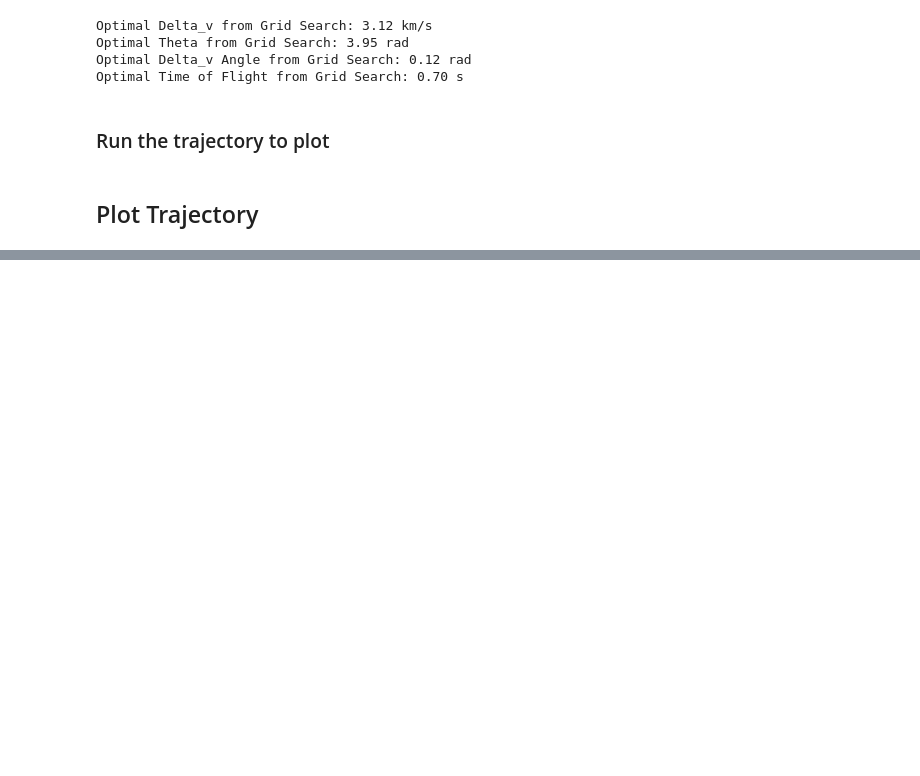
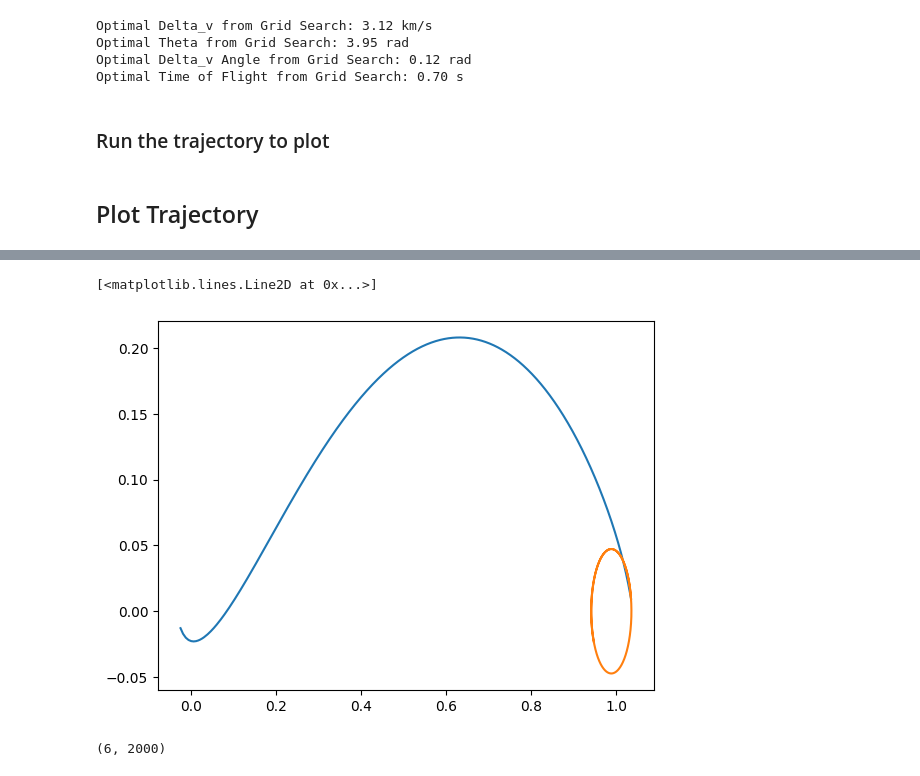
Before and after one commit to samcoulthurst/TrajectoryOptimizer, a Jupyter notebook: notebooks/results_viewer.ipynb, the cells around one changed output, grey strips where cells are left out. Drawn from its saved outputs; the diff is of its cells as text; code cells hidden in the pictures; blank space fills up the shorter version.

```diff
--- a/notebooks/results_viewer.ipynb
+++ b/notebooks/results_viewer.ipynb
@@ -92,0 +111,11 @@ Total Delta_v required : 3.78 km/s
+# %%
+plt.plot(states[0,:], states[1,:])
+plt.plot(states_llo_rotating[0,:], states_llo_rotating[1,:])
+# %% [output]
+[<matplotlib.lines.Line2D at 0x...>]
+[figure, added]
+# %%
+states_full = np.concatenate((states, states_llo_rotating), axis=1)
+print(np.shape(states_full))
+# %% [output]
+(6, 2000)
```
Also changed, not shown: parts of 8 cells of this notebook, 2 other files.
